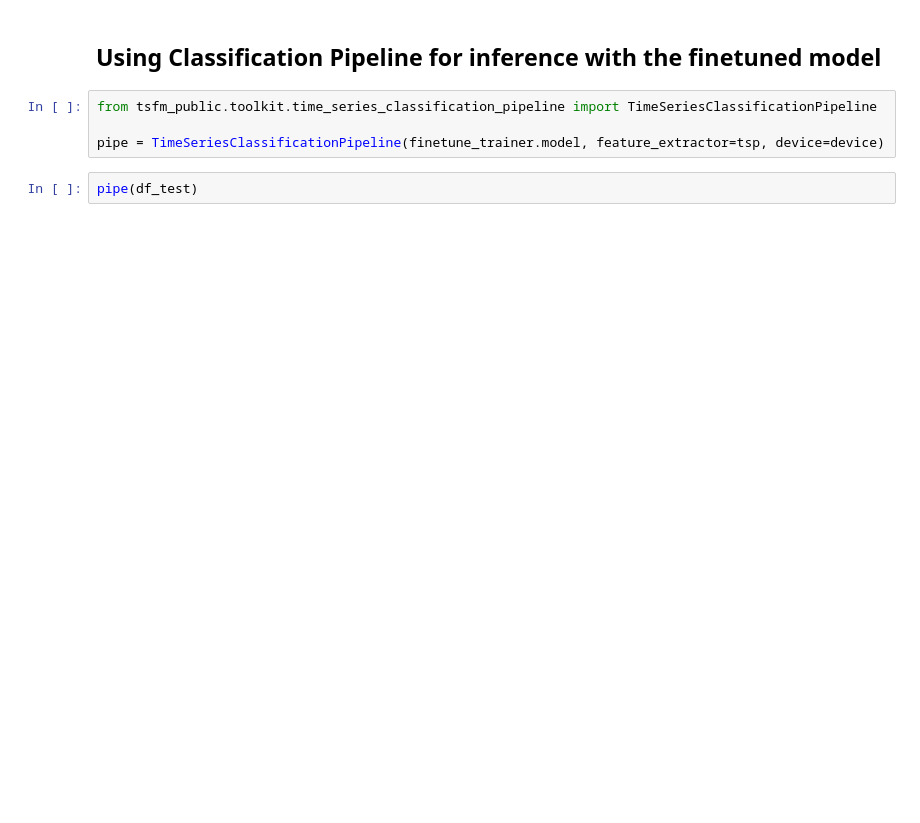
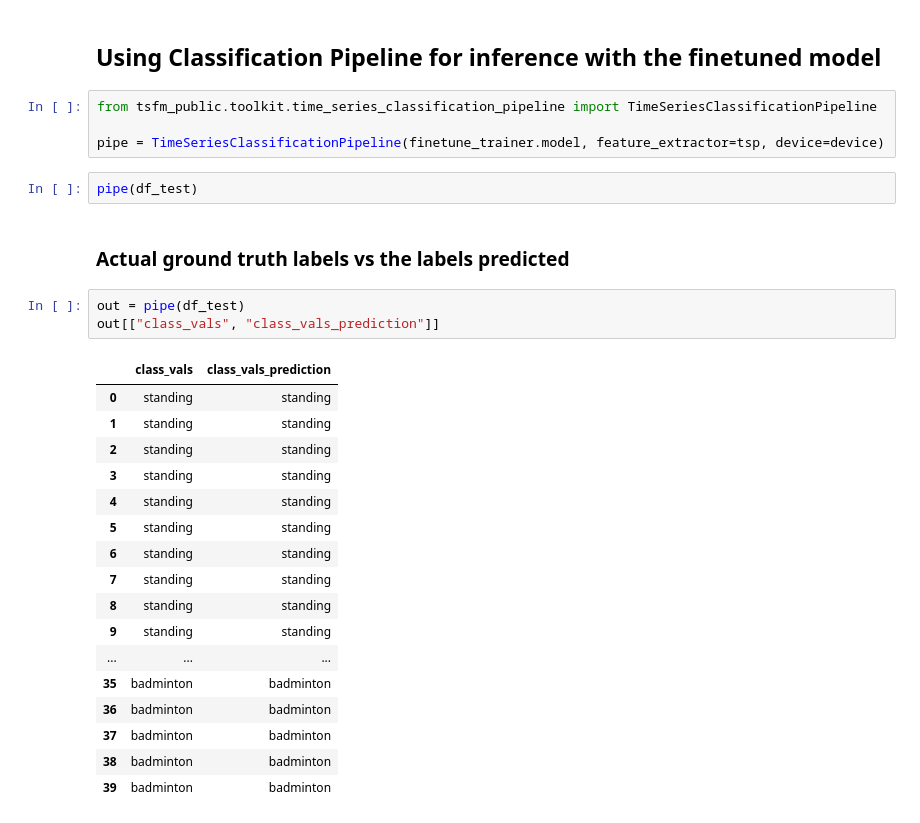
Before and after one commit to ibm-granite-community/granite-timeseries-cookbook, a Jupyter notebook: recipes/Classification/Getting_Started_with_TSPulse_Classification.ipynb, the cells around one changed output. Drawn from its saved outputs; the diff is of its cells as text; blank space fills up the shorter version.

```diff
--- a/recipes/Classification/Getting_Started_with_TSPulse_Classification.ipynb
+++ b/recipes/Classification/Getting_Started_with_TSPulse_Classification.ipynb
@@ -293,3 +319,26 @@ from tsfm_public.toolkit.time_series_classification_pipeline import TimeSeriesCl
 pipe = TimeSeriesClassificationPipeline(finetune_trainer.model, feature_extractor=tsp, device=device)
 # %%
 pipe(df_test)
+# %% [markdown]
+### Actual ground truth labels vs the labels predicted
+# %%
+out = pipe(df_test)
+out[["class_vals", "class_vals_prediction"]]
+# %% [output]
+|  | class_vals | class_vals_prediction |
+| 0 | standing | standing |
+| 1 | standing | standing |
+| 2 | standing | standing |
+| 3 | standing | standing |
+| 4 | standing | standing |
+| 5 | standing | standing |
+| 6 | standing | standing |
+| 7 | standing | standing |
+| 8 | standing | standing |
+| 9 | standing | standing |
+| ... | ... | ... |
+| 35 | badminton | badminton |
+| 36 | badminton | badminton |
+| 37 | badminton | badminton |
+| 38 | badminton | badminton |
+| 39 | badminton | badminton |
```
Also changed, not shown: parts of 2 cells of this notebook, 1 other file.
